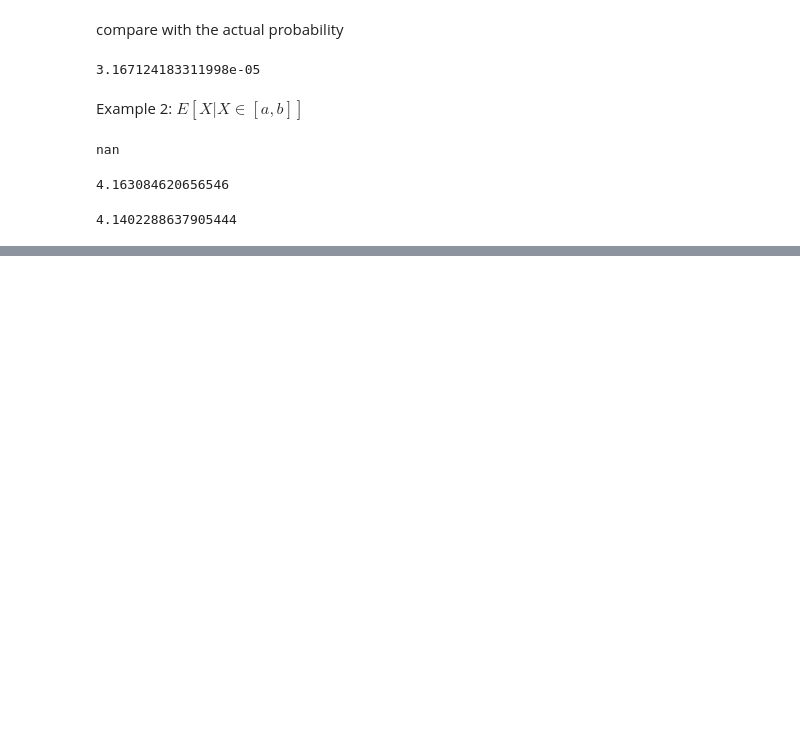
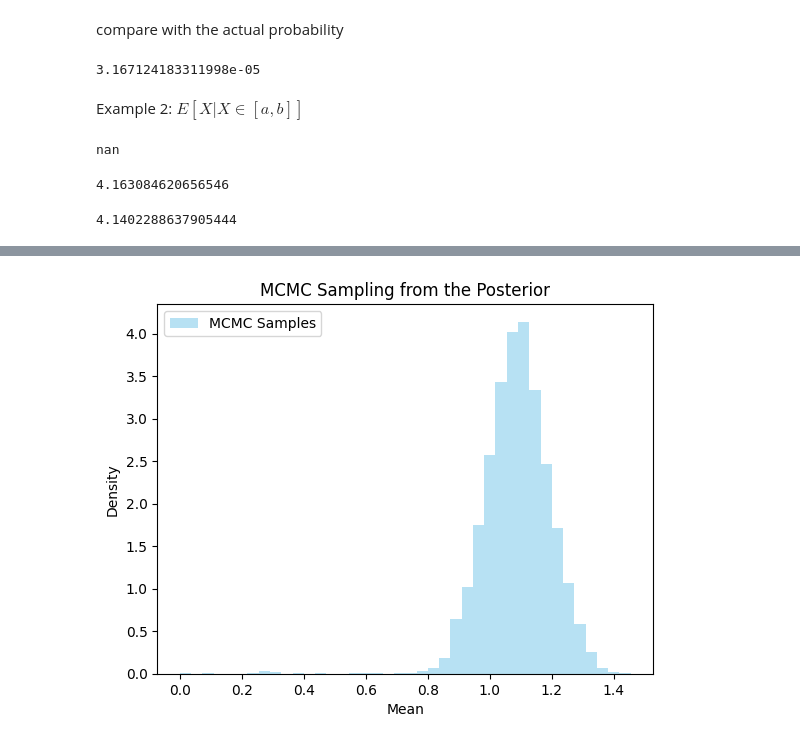
Before and after one commit to khaichiong/meco7312, a Jupyter notebook: L12_Bootstrap.ipynb, the cells around one changed output, grey strips where cells are left out. Drawn from its saved outputs; the diff is of its cells as text; code cells hidden in the pictures; blank space fills up the shorter version.

```diff
--- a/L12_Bootstrap.ipynb
+++ b/L12_Bootstrap.ipynb
@@ -212,0 +274,45 @@ np.sum(x*((x>a) & (x<b)))/np.sum((x>a) & (x<b))
+# %%
+
+# Define the prior for the mean
+def prior(mu,theta,sigma):
+  return np.exp(-((mu-theta)**2)/(2*sigma**2))
+
+# Define the posterior as the product of the likelihood and prior
+def posterior(mu):
+    return likelihood(mu) * prior(mu,6,0.5)
+
+# MCMC with Metropolis-Hastings
+def metropolis_hastings(posterior, n_samples, proposal_width):
+    samples = [0]  # Starting point
+    for _ in range(n_samples - 1):
+        current_sample = samples[-1]
+        # Proposal distribution (normal centered at the current sample)
+        proposal = np.random.normal(current_sample, proposal_width)
+
+        # Calculate acceptance probability
+        acceptance_prob = min(1, posterior(proposal) / posterior(current_sample))
+
+        # Accept or reject
+        if np.random.rand() < acceptance_prob:
+            samples.append(proposal)
+        else:
+            samples.append(current_sample)
+
+    return np.array(samples)
+
+# Parameters
+n_samples = 10000
+proposal_width = 0.1
+
+# Generate samples
+samples = metropolis_hastings(posterior, n_samples, proposal_width)
+
+# Plot results
+plt.hist(samples, bins=40, density=True, alpha=0.6, color='skyblue', label="MCMC Samples")
+plt.xlabel("Mean")
+plt.ylabel("Density")
+plt.title("MCMC Sampling from the Posterior")
+plt.legend()
+plt.show()
+# %% [output]
+[figure, added]
```
Also changed, not shown: parts of 2 cells of this notebook.
